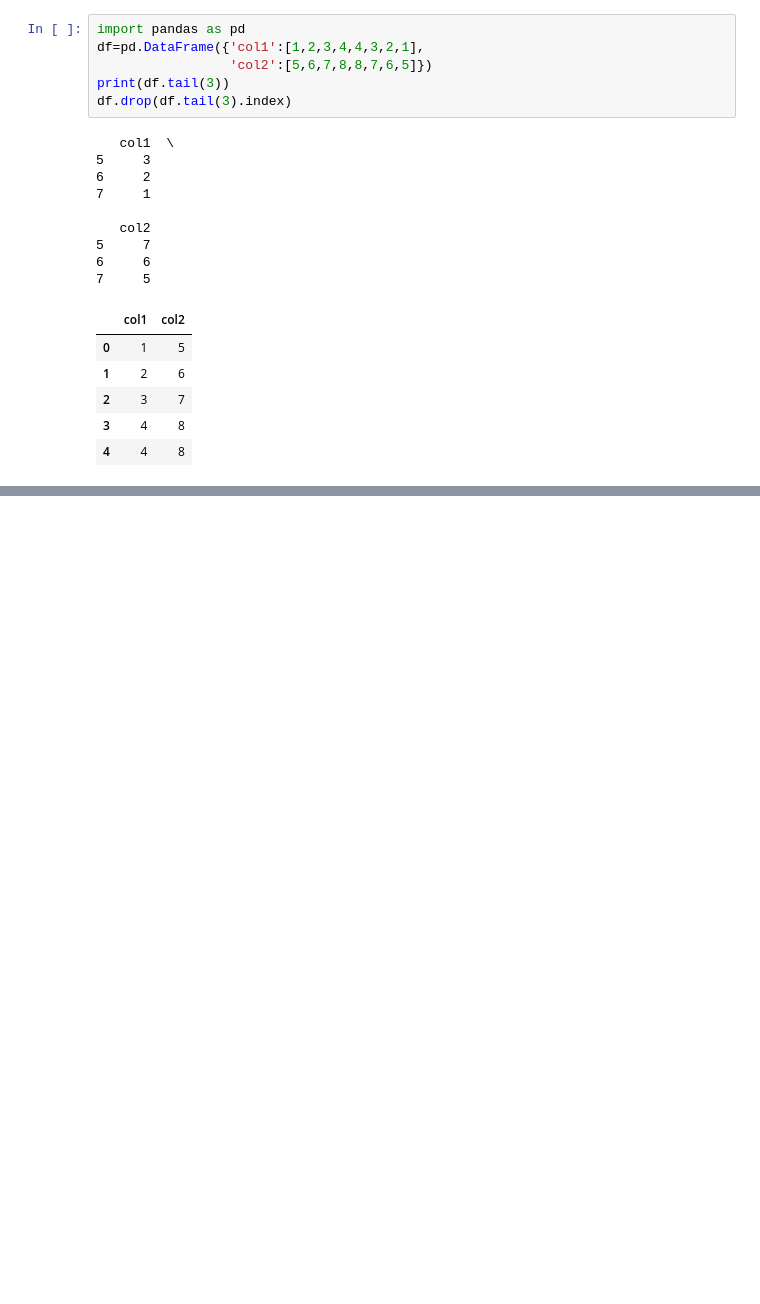
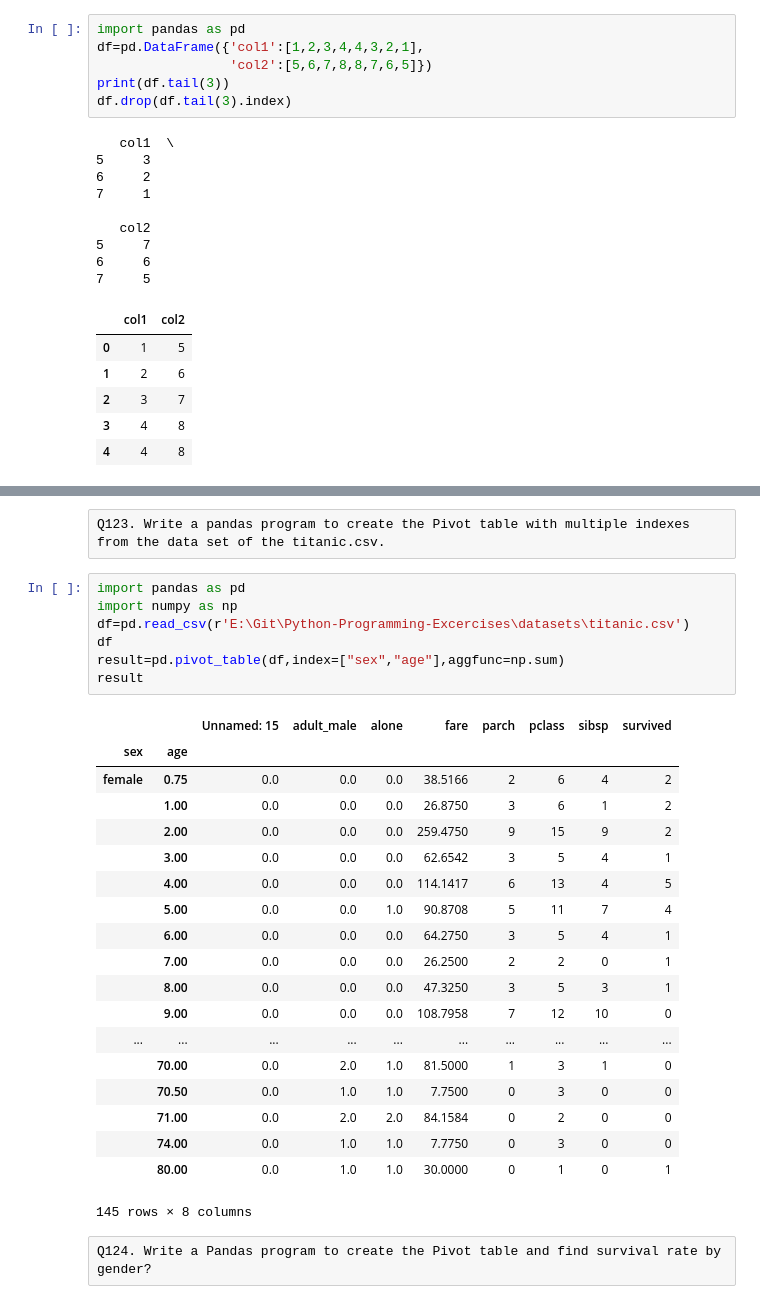
Before and after one commit to naveenkumardb/Python-Programming-Excercises, a Jupyter notebook: Python Subjective Programming Excercises.ipynb, the cells around one changed output, grey strips where cells are left out. Saved outputs shown, nothing was run; the diff lists cells and outputs as text; blank space fills up the shorter version.

Commit message:
added more pandas exercises

```diff
--- a/Python Subjective Programming Excercises.ipynb
+++ b/Python Subjective Programming Excercises.ipynb
@@ -2338,0 +2476,31 @@ df.drop(df.tail(3).index)
+# %% [raw]
+Q123. Write a pandas program to create the Pivot table with multiple indexes from the data set of the titanic.csv.
+# %%
+import pandas as pd
+import numpy as np
+df=pd.read_csv(r'E:\Git\Python-Programming-Excercises\datasets\titanic.csv')
+df
+result=pd.pivot_table(df,index=["sex","age"],aggfunc=np.sum)
+result
+# %% [output]
+|  |  | Unnamed: 15 | adult_male | alone | fare | parch | pclass | sibsp | survived |
+| sex | age |  |  |  |  |  |  |  |  |
+| female | 0.75 | 0.0 | 0.0 | 0.0 | 38.5166 | 2 | 6 | 4 | 2 |
+|  | 1.00 | 0.0 | 0.0 | 0.0 | 26.8750 | 3 | 6 | 1 | 2 |
+|  | 2.00 | 0.0 | 0.0 | 0.0 | 259.4750 | 9 | 15 | 9 | 2 |
+|  | 3.00 | 0.0 | 0.0 | 0.0 | 62.6542 | 3 | 5 | 4 | 1 |
+|  | 4.00 | 0.0 | 0.0 | 0.0 | 114.1417 | 6 | 13 | 4 | 5 |
+|  | 5.00 | 0.0 | 0.0 | 1.0 | 90.8708 | 5 | 11 | 7 | 4 |
+|  | 6.00 | 0.0 | 0.0 | 0.0 | 64.2750 | 3 | 5 | 4 | 1 |
+|  | 7.00 | 0.0 | 0.0 | 0.0 | 26.2500 | 2 | 2 | 0 | 1 |
+|  | 8.00 | 0.0 | 0.0 | 0.0 | 47.3250 | 3 | 5 | 3 | 1 |
+|  | 9.00 | 0.0 | 0.0 | 0.0 | 108.7958 | 7 | 12 | 10 | 0 |
+| ... | ... | ... | ... | ... | ... | ... | ... | ... | ... |
+|  | 70.00 | 0.0 | 2.0 | 1.0 | 81.5000 | 1 | 3 | 1 | 0 |
+|  | 70.50 | 0.0 | 1.0 | 1.0 | 7.7500 | 0 | 3 | 0 | 0 |
+|  | 71.00 | 0.0 | 2.0 | 2.0 | 84.1584 | 0 | 2 | 0 | 0 |
+|  | 74.00 | 0.0 | 1.0 | 1.0 | 7.7750 | 0 | 3 | 0 | 0 |
+|  | 80.00 | 0.0 | 1.0 | 1.0 | 30.0000 | 0 | 1 | 0 | 1 |
+145 rows × 8 columns
+# %% [raw]
+Q124. Write a Pandas program to create the Pivot table and find survival rate by gender?
```
Also changed, not shown: parts of 25 cells of this notebook, 5 other files.
